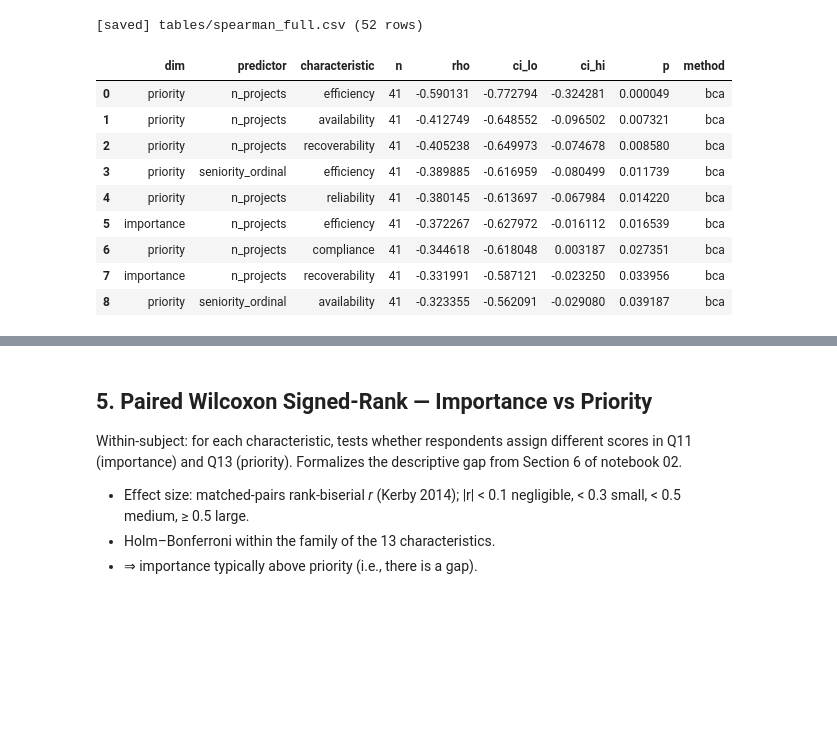
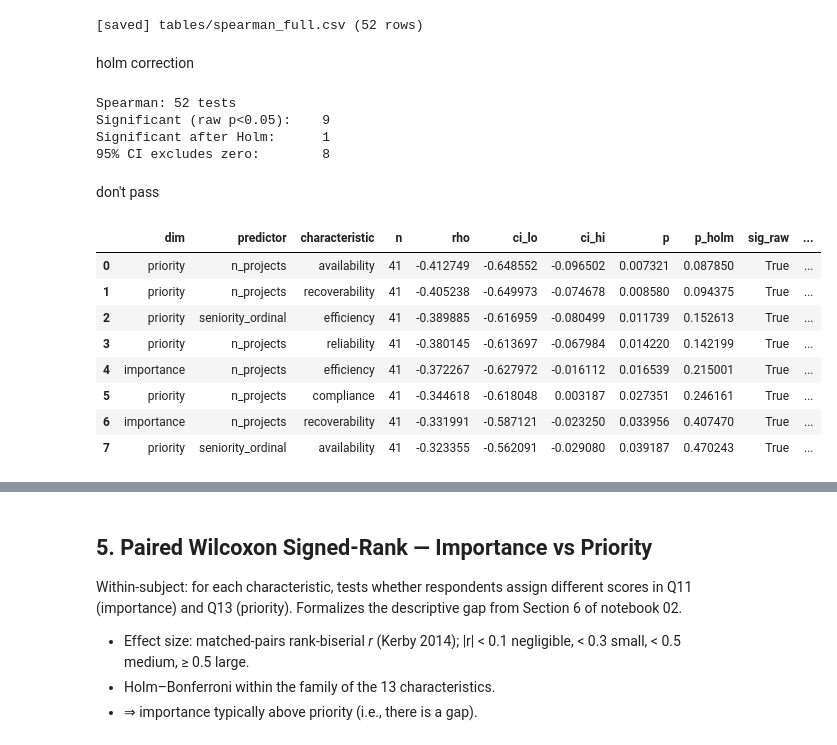
Before and after one commit to reset-ufc/data-quality-requirements-ml-systems, a Jupyter notebook: notebooks/03_inferential.ipynb, the cells around one changed output, grey strips where cells are left out. Drawn from its saved outputs; the diff is of its cells as text; code cells hidden in the pictures; blank space fills up the shorter version.

```diff
--- a/notebooks/03_inferential.ipynb
+++ b/notebooks/03_inferential.ipynb
@@ -183,22 +196,56 @@ spear.to_csv(TABLES / "spearman_full.csv", index=False)
 print(f"[saved] tables/spearman_full.csv ({len(spear)} rows)")
 # %% [output]
 [saved] tables/spearman_full.csv (52 rows)
+# %% [markdown]
+holm correction
+# %%
+def add_holm_spearman(df: pd.DataFrame) -> pd.DataFrame:
+    out = df.copy()
+    out["p_holm"] = np.nan
+    out["sig_raw"] = out["p"] < 0.05
+    out["sig_holm"] = False
+    for (predictor, dim), grp in out.groupby(["predictor", "dim"]):
+        valid = grp["p"].notna()
+        if valid.sum() == 0:
+            continue
+        reject, p_adj, _, _ = multipletests(grp.loc[valid, "p"], method="holm")
+        idx = grp.loc[valid].index
+        out.loc[idx, "p_holm"] = p_adj
+        out.loc[idx, "sig_holm"] = reject
+    return out
+
+spear = add_holm_spearman(spear)
+
+print(f"Spearman: {len(spear)} tests")
+print(f"Significant (raw p<0.05):    {spear['sig_raw'].sum()}")
+print(f"Significant after Holm:      {spear['sig_holm'].sum()}")
+print(f"95% CI excludes zero:        {spear['ci_excludes_zero'].sum()}")
+
+interesting_spear = (spear[(spear["sig_raw"]) & (spear["rho"].abs() >= 0.3)]
+                     .sort_values("rho", key=abs, ascending=False))
+# %% [output]
+Spearman: 52 tests
+Significant (raw p<0.05):    9
+Significant after Holm:      1
+95% CI excludes zero:        8
+# %% [markdown]
+don't pass
 # %%
-_disp_cols = ["dim", "predictor", "characteristic", "n", "rho", "ci_lo", "ci_hi", "p", "method"]
+_disp_cols = ["dim", "predictor", "characteristic", "n", "rho", "ci_lo", "ci_hi", "p", "p_holm", "sig_raw", "sig_holm", "method"]
 display(
     spear[spear["sig_raw"]]
     .sort_values("rho", key=abs, ascending=False)
     [_disp_cols]
+    .loc[lambda x: x["sig_holm"] == False]
     .reset_index(drop=True)
 )
 # %% [output]
-|  | dim | predictor | characteristic | n | rho | ci_lo | ci_hi | p | method |
-| 0 | priority | n_projects | efficiency | 41 | -0.590131 | -0.772794 | -0.324281 | 0.000049 | bca |
-| 1 | priority | n_projects | availability | 41 | -0.412749 | -0.648552 | -0.096502 | 0.007321 | bca |
-| 2 | priority | n_projects | recoverability | 41 | -0.405238 | -0.649973 | -0.074678 | 0.008580 | bca |
-| 3 | priority | seniority_ordinal | efficiency | 41 | -0.389885 | -0.616959 | -0.080499 | 0.011739 | bca |
-| 4 | priority | n_projects | reliability | 41 | -0.380145 | -0.613697 | -0.067984 | 0.014220 | bca |
-| 5 | importance | n_projects | efficiency | 41 | -0.372267 | -0.627972 | -0.016112 | 0.016539 | bca |
-| 6 | priority | n_projects | compliance | 41 | -0.344618 | -0.618048 | 0.003187 | 0.027351 | bca |
-| 7 | importance | n_projects | recoverability | 41 | -0.331991 | -0.587121 | -0.023250 | 0.033956 | bca |
-| 8 | priority | seniority_ordinal | availability | 41 | -0.323355 | -0.562091 | -0.029080 | 0.039187 | bca |
+|  | dim | predictor | characteristic | n | rho | ci_lo | ci_hi | p | p_holm | sig_raw | ... |
+| 0 | priority | n_projects | availability | 41 | -0.412749 | -0.648552 | -0.096502 | 0.007321 | 0.087850 | True | ... |
+| 1 | priority | n_projects | recoverability | 41 | -0.405238 | -0.649973 | -0.074678 | 0.008580 | 0.094375 | True | ... |
+| 2 | priority | seniority_ordinal | efficiency | 41 | -0.389885 | -0.616959 | -0.080499 | 0.011739 | 0.152613 | True | ... |
+| 3 | priority | n_projects | reliability | 41 | -0.380145 | -0.613697 | -0.067984 | 0.014220 | 0.142199 | True | ... |
+| 4 | importance | n_projects | efficiency | 41 | -0.372267 | -0.627972 | -0.016112 | 0.016539 | 0.215001 | True | ... |
+| 5 | priority | n_projects | compliance | 41 | -0.344618 | -0.618048 | 0.003187 | 0.027351 | 0.246161 | True | ... |
+| 6 | importance | n_projects | recoverability | 41 | -0.331991 | -0.587121 | -0.023250 | 0.033956 | 0.407470 | True | ... |
+| 7 | priority | seniority_ordinal | availability | 41 | -0.323355 | -0.562091 | -0.029080 | 0.039187 | 0.470243 | True | ... |
```
Also changed, not shown: parts of 20 cells of this notebook.
